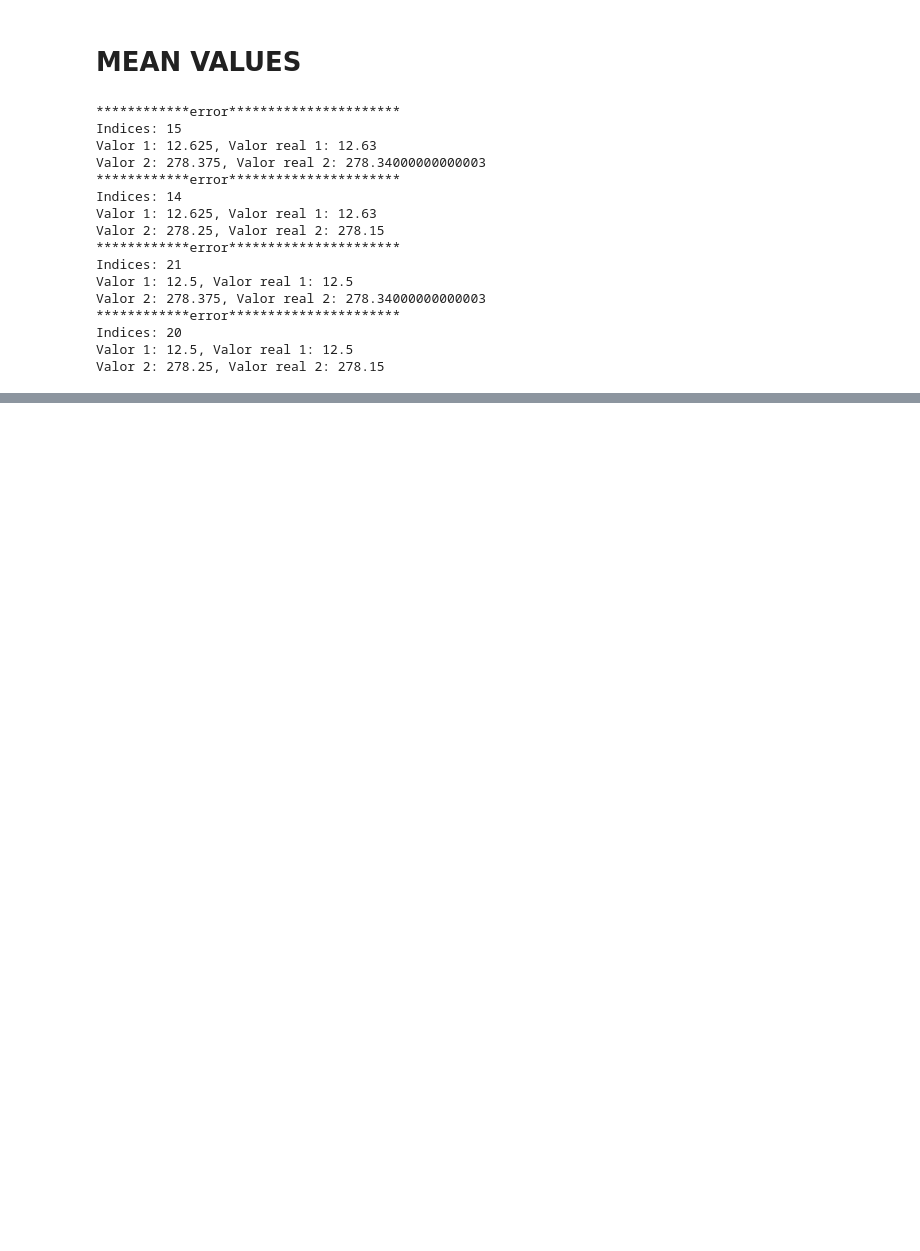
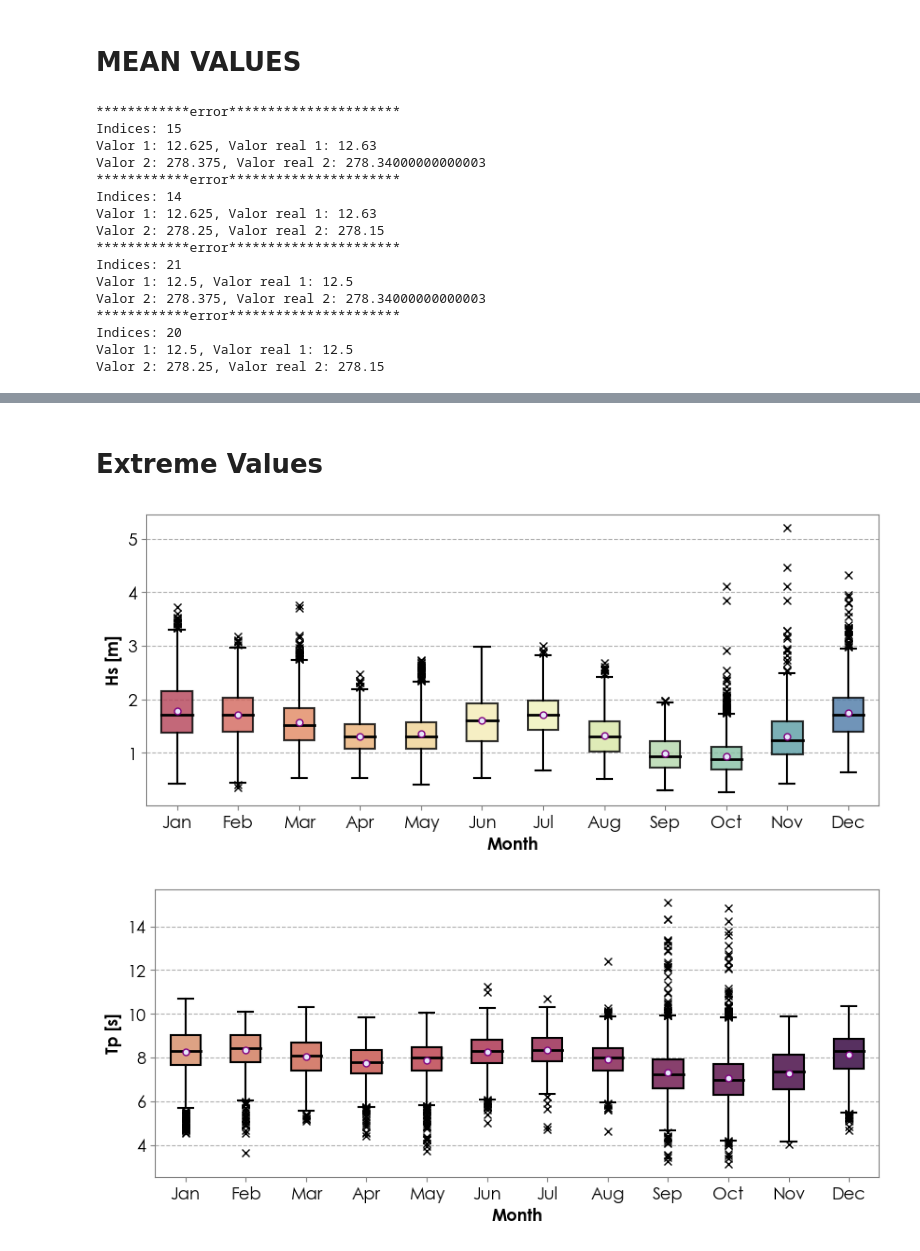
Before and after one commit to paespinosao/Master_Hydraulic_Resources, a Jupyter notebook: BASES_DE_DATOS/CLIMATOLOGIA_ERA5/Scripts/CLIMATOLOGIA_WAVE.ipynb, the cells around one changed output, grey strips where cells are left out. Drawn from its saved outputs; the diff is of its cells as text; code cells hidden in the pictures; blank space fills up the shorter version.

```diff
--- a/BASES_DE_DATOS/CLIMATOLOGIA_ERA5/Scripts/CLIMATOLOGIA_WAVE.ipynb
+++ b/BASES_DE_DATOS/CLIMATOLOGIA_ERA5/Scripts/CLIMATOLOGIA_WAVE.ipynb
@@ -352,0 +357,2 @@ Text(0.5, 1.0, 'Mean values of Hs')
+# %% [markdown]
+# Extreme Values
@@ -352,0 +554,13 @@ Text(0.5, 1.0, 'Mean values of Hs')
+# %%
+df_data = df_data_series_pixel(lat = lat_re[ind_ne], lon = lon_re[ind_ne], paths = paths_wave)
+df_season, df_grouped = fun_agregacion(df_pixel = df_data, variable='Hs')
+df_season_Tp, df_grouped_Tp = fun_agregacion(df_pixel = df_data, variable='Tp')
+
+# df_data,df_grouped =  extrem_values_pixel(lat = lat_re[ind_ne], lon = lon_re[ind_ne], paths = paths_wave)
+# %%
+fig_boxplot(figsize = (10,4) , df_pixel = df_data, x_variable='month', variable='Hs', palette_color="Spectral", alpha = 0.8, width_box = 0.5)
+fig_boxplot(figsize = (10,4) , df_pixel = df_data, x_variable='month', variable='Tp', palette_color='flare', alpha = 1, width_box = 0.5)
+fig_boxplot(figsize = (10,6) , df_pixel = df_data, x_variable='month', variable='Direc', palette_color="blend:#7AB,#EDA", alpha = 1, width_box = 0.5)
+# %% [output]
+[figure, added]
+[figure, added]
```
Also changed, not shown: parts of 17 cells of this notebook, 4 other files.
